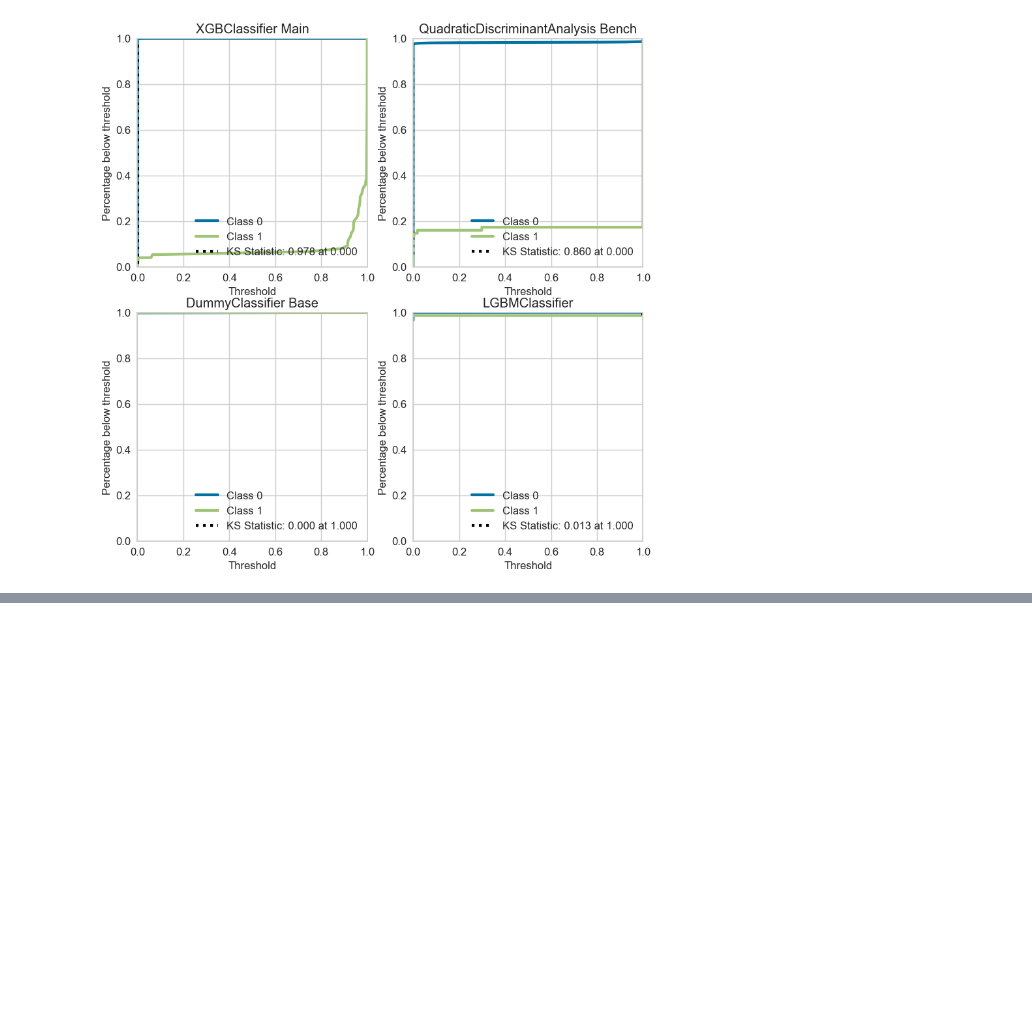
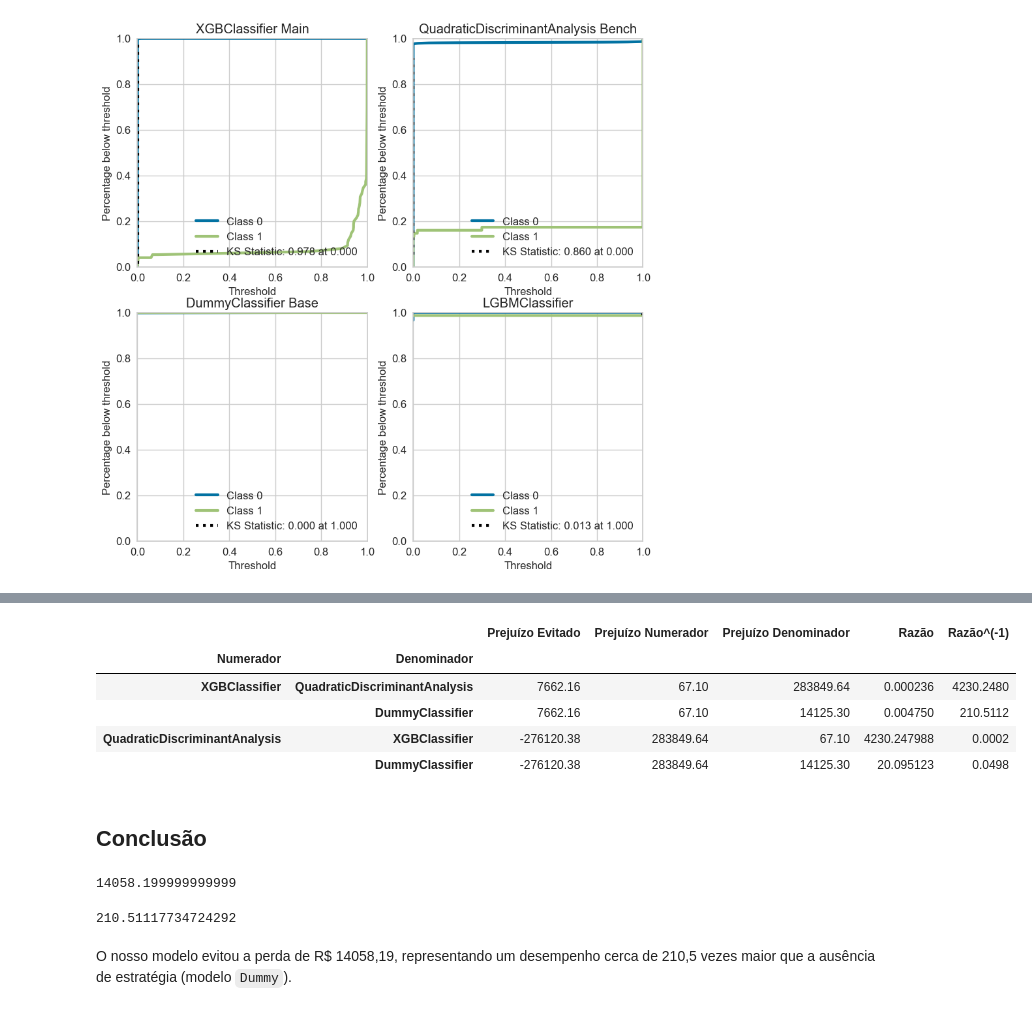
Before and after one commit to gprzy/real-time-fraud-detection, a Jupyter notebook: notebooks/fraud_detection_test_simulation.ipynb, the cells around one changed output, grey strips where cells are left out. Saved outputs shown, nothing was run; the diff lists cells and outputs as text; code cells hidden in the pictures; blank space fills up the shorter version.

```diff
--- a/notebooks/fraud_detection_test_simulation.ipynb
+++ b/notebooks/fraud_detection_test_simulation.ipynb
@@ -226,0 +468,71 @@ for i, (model_name, model) in enumerate(models.items()):
+# %%
+comparison = pd.DataFrame({
+    'Numerador': [
+        xgb.__class__.__name__,
+        xgb.__class__.__name__,
+        bench.__class__.__name__,
+        bench.__class__.__name__
+    ],
+    'Denominador': [
+        bench.__class__.__name__,
+        dummy.__class__.__name__,
+        xgb.__class__.__name__,
+        dummy.__class__.__name__,
+    ],
+    'Prejuízo Evitado': [
+        fraud_amount - amount_xgb,
+        fraud_amount - amount_xgb,
+        fraud_amount - amount_bench,
+        fraud_amount - amount_bench
+    ],
+    'Prejuízo Numerador': [
+        amount_xgb,
+        amount_xgb,
+        amount_bench,
+        amount_bench
+    ],
+    'Prejuízo Denominador': [
+        amount_bench,
+        amount_dummy,
+        amount_xgb,
+        amount_dummy
+    ],
+    'Razão': [
+        amount_xgb / amount_bench,
+        amount_xgb / amount_dummy,
+        amount_bench / amount_xgb,
+        amount_bench / amount_dummy
+    ],
+    'Razão^(-1)': [
+        round((amount_xgb / amount_bench)**(-1), 4),
+        round((amount_xgb / amount_dummy)**(-1), 4),
+        round((amount_bench / amount_xgb)**(-1), 4),
+        round((amount_bench / amount_dummy)**(-1), 4)
+    ]
+})
+
+comparison = comparison.set_index([
+    'Numerador',
+    'Denominador'
+])
+
+comparison
+# %% [output]
+|  |  | Prejuízo Evitado | Prejuízo Numerador | Prejuízo Denominador | Razão | Razão^(-1) |
+| Numerador | Denominador |  |  |  |  |  |
+| XGBClassifier | QuadraticDiscriminantAnalysis | 7662.16 | 67.10 | 283849.64 | 0.000236 | 4230.2480 |
+|  | DummyClassifier | 7662.16 | 67.10 | 14125.30 | 0.004750 | 210.5112 |
+| QuadraticDiscriminantAnalysis | XGBClassifier | -276120.38 | 283849.64 | 67.10 | 4230.247988 | 0.0002 |
+|  | DummyClassifier | -276120.38 | 283849.64 | 14125.30 | 20.095123 | 0.0498 |
+# %% [markdown]
+## Conclusão
+# %%
+amount_dummy - amount_xgb
+# %% [output]
+14058.199999999999
+# %%
+amount_dummy / amount_xgb
+# %% [output]
+210.51117734724292
+# %% [markdown]
+O nosso modelo evitou a perda de R$ 14058,19, representando um desempenho cerca de 210,5 vezes maior que a ausência de estratégia (modelo `Dummy`).
```
Also changed, not shown: parts of 22 cells of this notebook, 6 other files.
